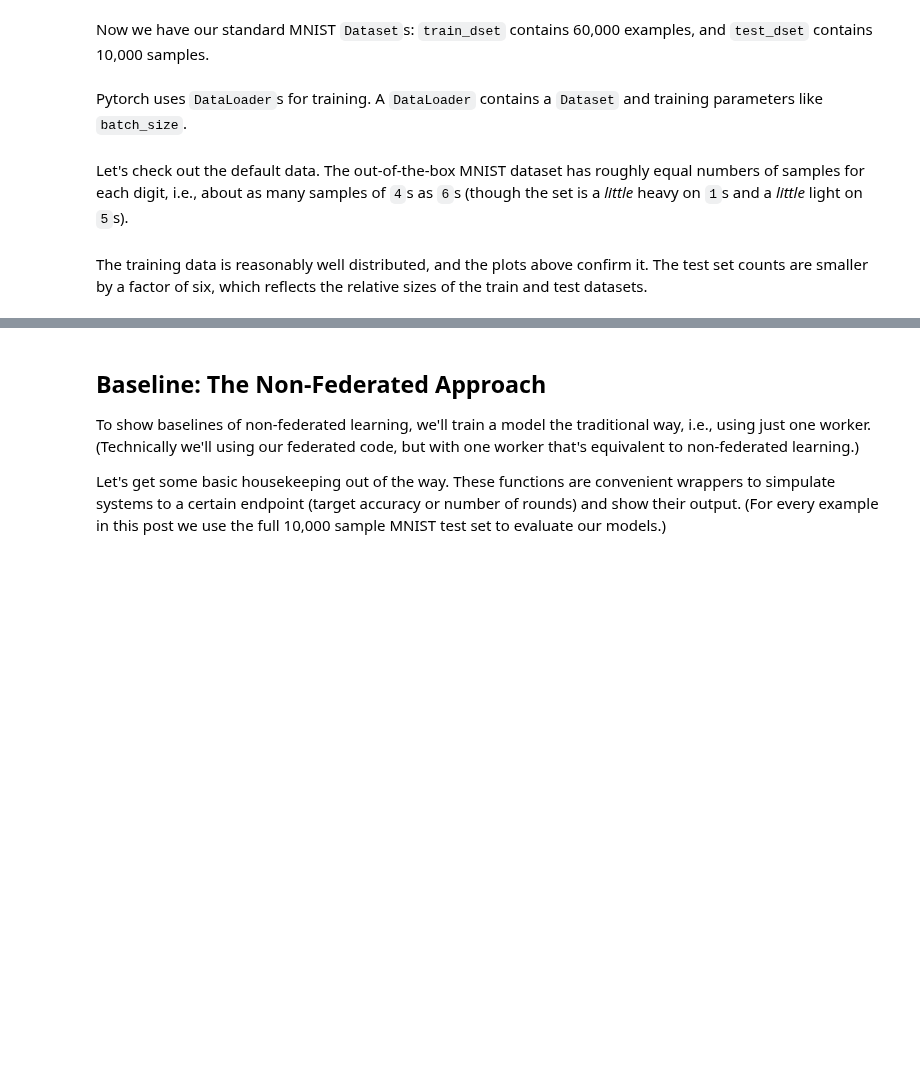
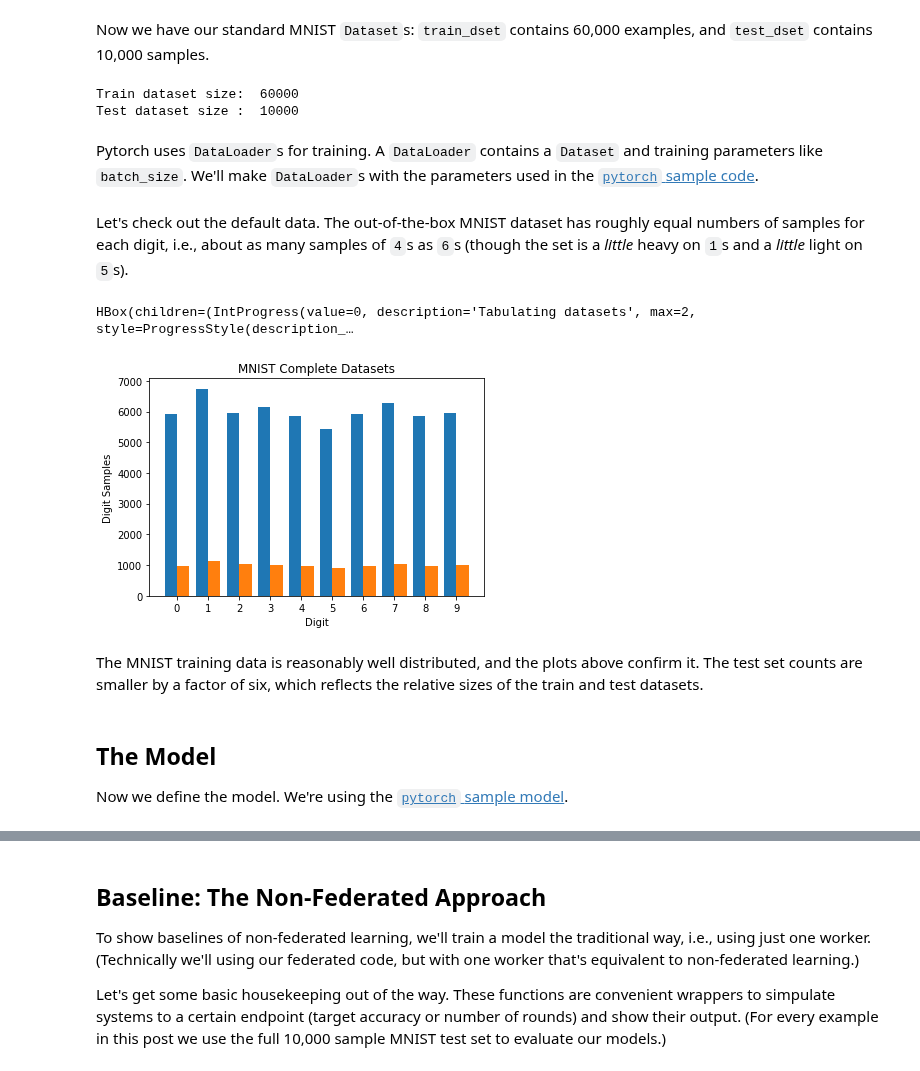
Before and after one commit to rmicallef/bfpytorch, a Jupyter notebook: MNIST-Fed-Part1.ipynb, the cells around one changed output, grey strips where cells are left out. Drawn from its saved outputs; the diff is of its cells as text; code cells hidden in the pictures; blank space fills up the shorter version.

```diff
--- a/MNIST-Fed-Part1.ipynb
+++ b/MNIST-Fed-Part1.ipynb
@@ -254,62 +30,82 @@ Here we get plain vanilla MNIST data, a training set and a test set, from the `p
 
 If you don't already have the MNIST data on your machine, the setting `download=True` in the call to `torchvision.datasets.MNIST()` will fetch it for you.
 # %%
-import torchvision.datasets as dsets
-import torchvision.transforms as transforms
+import torchvision
+#import torchvision.datasets as dsets
+#import torchvision.transforms as transforms
 
 data_path = './MNIST-data/raw'
 
-trans = transforms.Compose([transforms.ToTensor(), transforms.Normalize((0.1307,), (0.3081,))])
+trans = torchvision.transforms.Compose([torchvision.transforms.ToTensor(),
+                                        torchvision.transforms.Normalize((0.1307,), (0.3081,))])
 
-train_dset = dsets.MNIST(root=data_path, download=True, train=True, transform=trans)
-test_dset = dsets.MNIST(root=data_path, download=True, train=False, transform=trans)
+train_dset = torchvision.datasets.MNIST(root=data_path, download=True, train=True, transform=trans)
+test_dset = torchvision.datasets.MNIST(root=data_path, download=True, train=False, transform=trans)
 # %% [markdown]
 Now we have our standard MNIST `Dataset`s: `train_dset` contains 60,000 examples, and `test_dset` contains 10,000 samples.
 # %%
 print("Train dataset size: ", len(train_dset))
 print("Test dataset size : ", len(test_dset))
+# %% [output]
+Train dataset size:  60000
+Test dataset size :  10000
 # %% [markdown]
-Pytorch uses `DataLoader`s for training. A `DataLoader` contains a `Dataset` and training parameters like `batch_size`.
+Pytorch uses `DataLoader`s for training. A `DataLoader` contains a `Dataset` and training parameters like `batch_size`. We'll make `DataLoader`s with the parameters used in the [`pytorch` sample code](https://github.com/pytorch/examples/blob/master/mnist/main.py).
 # %%
-from torch.utils.data import DataLoader
+import torch
+#from torch.utils.data import DataLoader
 
 train_batch_size = 64
 test_batch_size = 1000
 
 # create standard dataloaders using all of the MNIST data
-train_dl = DataLoader(train_dset, batch_size=train_batch_size, shuffle=True)
-test_dl = DataLoader(test_dset, batch_size=test_batch_size, shuffle=True)
+train_dl = torch.utils.data.DataLoader(train_dset, batch_size=train_batch_size, shuffle=True)
+test_dl = torch.utils.data.DataLoader(test_dset, batch_size=test_batch_size, shuffle=True)
 # %% [markdown]
 Let's check out the default data. The out-of-the-box MNIST dataset has roughly equal numbers of samples for each digit, i.e., about as many samples of `4`s as `6`s (though the set is a *little* heavy on `1`s and a *little* light on `5`s).
 # %%
 %matplotlib inline
 import matplotlib
 import matplotlib.pyplot as plt
 from tqdm.notebook import tqdm
 from tqdm.notebook import trange
 from collections import Counter
 import numpy as np
 
 def plot_digit_histogram(dls, title=''):
+    """
+    Takes a list of DataLoaders and creates a histogram of the
+    occurence of samples in each DataLoader.
+    """
     fig, ax = plt.subplots()
     ax.set_title(title)
     ax.xaxis.set_major_locator(plt.MultipleLocator(1))
     ax.set_ylabel('Digit Samples')
     ax.set_xlabel('Digit')
 
     ys = []
     for dset in tqdm([dl.dataset for dl in dls], desc='Tabulating datasets'):
         _, y = consume_dataset(dset)
         ys.append(sorted(Counter(y)))
 
     H = ax.hist(ys, bins=range(11), histtype='bar', align='left', rwidth=0.8)
 
 def consume_dataset(dataset):
+    """
+    Split a torch Dataset into its component examples and labels.
+    """
     data = list(zip(*dataset))
     X = torch.stack(data[0])
     y = torch.tensor(data[1])
     return X, y
 
 plot_digit_histogram([train_dl, test_dl], 'MNIST Complete Datasets')
+# %% [output]
+HBox(children=(IntProgress(value=0, description='Tabulating datasets', max=2, style=ProgressStyle(description_…
+[figure, added]
 # %% [markdown]
-The training data is reasonably well distributed, and the plots above confirm it. The test set counts are smaller by a factor of six, which reflects the relative sizes of the train and test datasets.
+The MNIST training data is reasonably well distributed, and the plots above confirm it. The test set counts are smaller by a factor of six, which reflects the relative sizes of the train and test datasets.
+# %% [markdown]
+## The Model
+
+Now we define the model. We're using the [`pytorch` sample model](https://github.com/pytorch/examples/blob/master/mnist/main.py).
```
Also changed, not shown: parts of 68 cells of this notebook, 1 other file.
